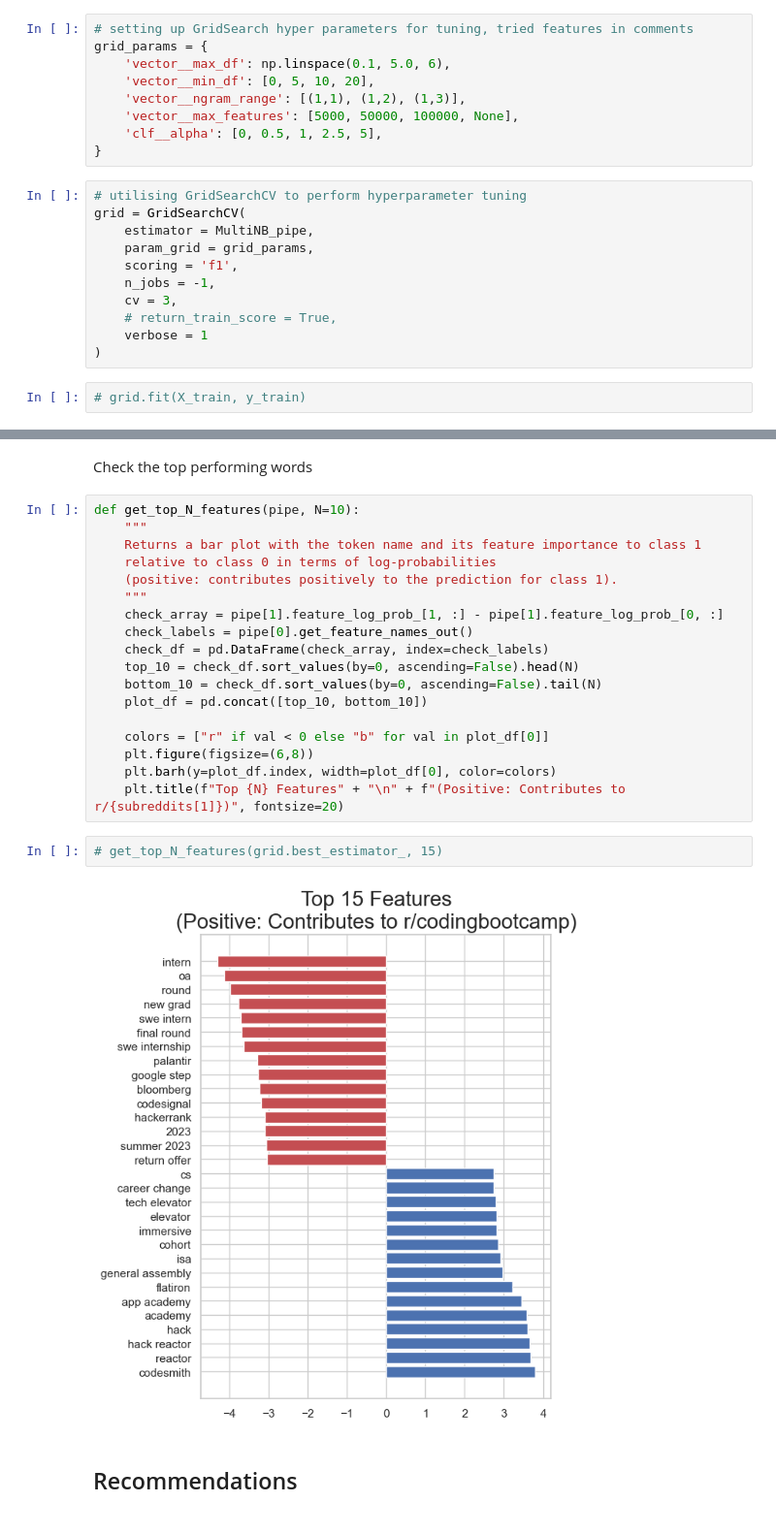
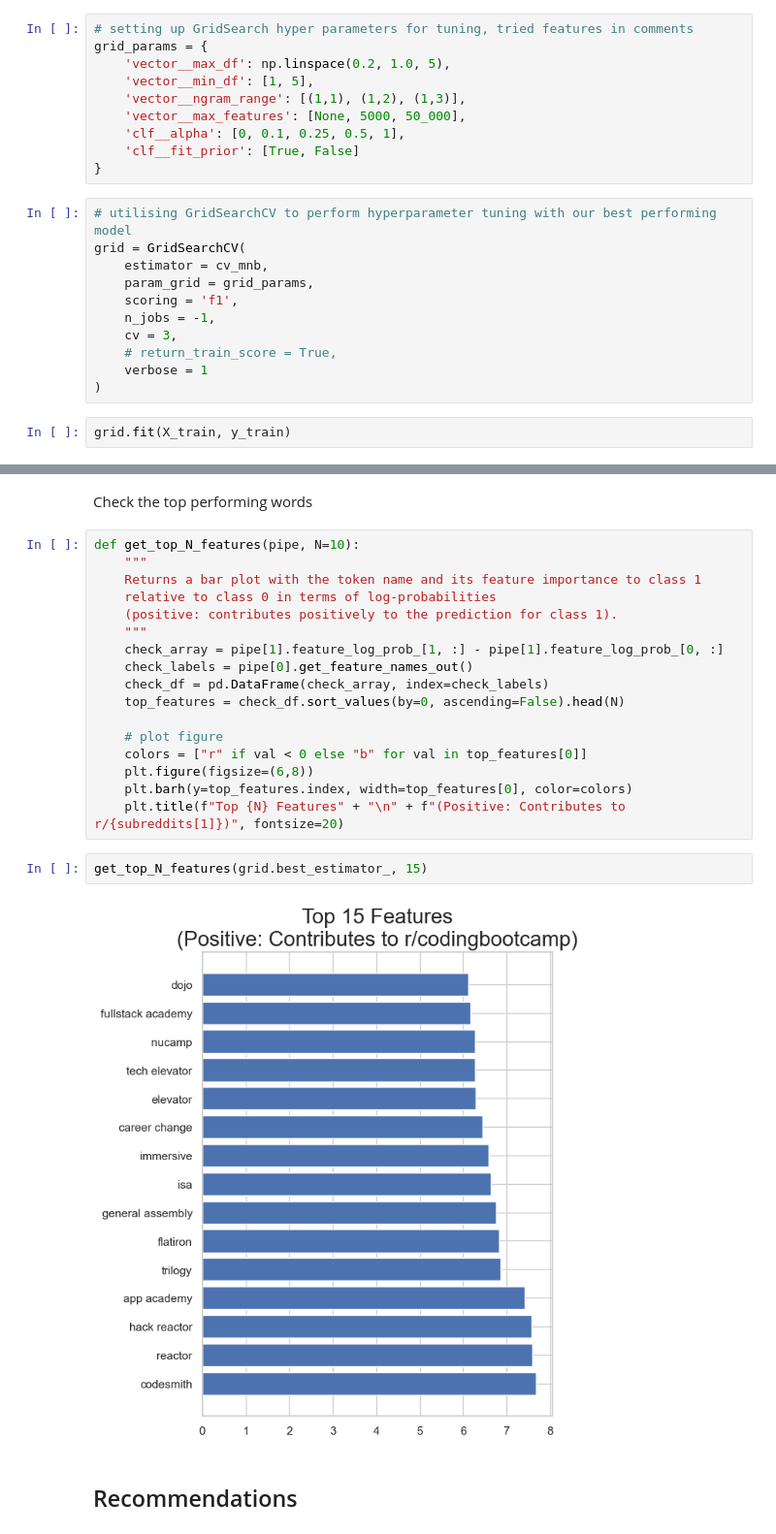
Before and after one commit to eeshawn11/DSI33-Shawn, a Jupyter notebook: Project3/code/code.ipynb, the cells around one changed output, grey strips where cells are left out. Shown at 97% size. Drawn from its saved outputs; the diff is of its cells as text.

```diff
--- a/Project3/code/code.ipynb
+++ b/Project3/code/code.ipynb
@@ -778,16 +764,17 @@ MultiNB_pipe = Pipeline([
 # %%
 # setting up GridSearch hyper parameters for tuning, tried features in comments
 grid_params = {
-    'vector__max_df': np.linspace(0.1, 5.0, 6),
-    'vector__min_df': [0, 5, 10, 20],
+    'vector__max_df': np.linspace(0.2, 1.0, 5),
+    'vector__min_df': [1, 5],
     'vector__ngram_range': [(1,1), (1,2), (1,3)],
-    'vector__max_features': [5000, 50000, 100000, None],
-    'clf__alpha': [0, 0.5, 1, 2.5, 5],
+    'vector__max_features': [None, 5000, 50_000],
+    'clf__alpha': [0, 0.1, 0.25, 0.5, 1],
+    'clf__fit_prior': [True, False]
 }
 # %%
-# utilising GridSearchCV to perform hyperparameter tuning
+# utilising GridSearchCV to perform hyperparameter tuning with our best performing model
 grid = GridSearchCV(
-    estimator = MultiNB_pipe,
+    estimator = cv_mnb,
     param_grid = grid_params,
     scoring = 'f1',
     n_jobs = -1,
@@ -796,5 +783,5 @@ grid = GridSearchCV(
     verbose = 1
 )
 # %%
-# grid.fit(X_train, y_train)
+grid.fit(X_train, y_train)
 # %% [output]
@@ -864,18 +853,17 @@ def get_top_N_features(pipe, N=10):
     check_array = pipe[1].feature_log_prob_[1, :] - pipe[1].feature_log_prob_[0, :]
     check_labels = pipe[0].get_feature_names_out()
     check_df = pd.DataFrame(check_array, index=check_labels)
-    top_10 = check_df.sort_values(by=0, ascending=False).head(N)
-    bottom_10 = check_df.sort_values(by=0, ascending=False).tail(N)
-    plot_df = pd.concat([top_10, bottom_10])
+    top_features = check_df.sort_values(by=0, ascending=False).head(N)
 
-    colors = ["r" if val < 0 else "b" for val in plot_df[0]]
+    # plot figure
+    colors = ["r" if val < 0 else "b" for val in top_features[0]]
     plt.figure(figsize=(6,8))
-    plt.barh(y=plot_df.index, width=plot_df[0], color=colors)
+    plt.barh(y=top_features.index, width=top_features[0], color=colors)
     plt.title(f"Top {N} Features" + "\n" + f"(Positive: Contributes to r/{subreddits[1]})", fontsize=20)
 # %%
-# get_top_N_features(grid.best_estimator_, 15)
+get_top_N_features(grid.best_estimator_, 15)
 # %% [output]
-[figure, old version]
+[figure, new version]
 # %% [markdown]
 ## Recommendations
 # %% [markdown]
```
Also changed, not shown: parts of 25 cells of this notebook, 5 other files.
